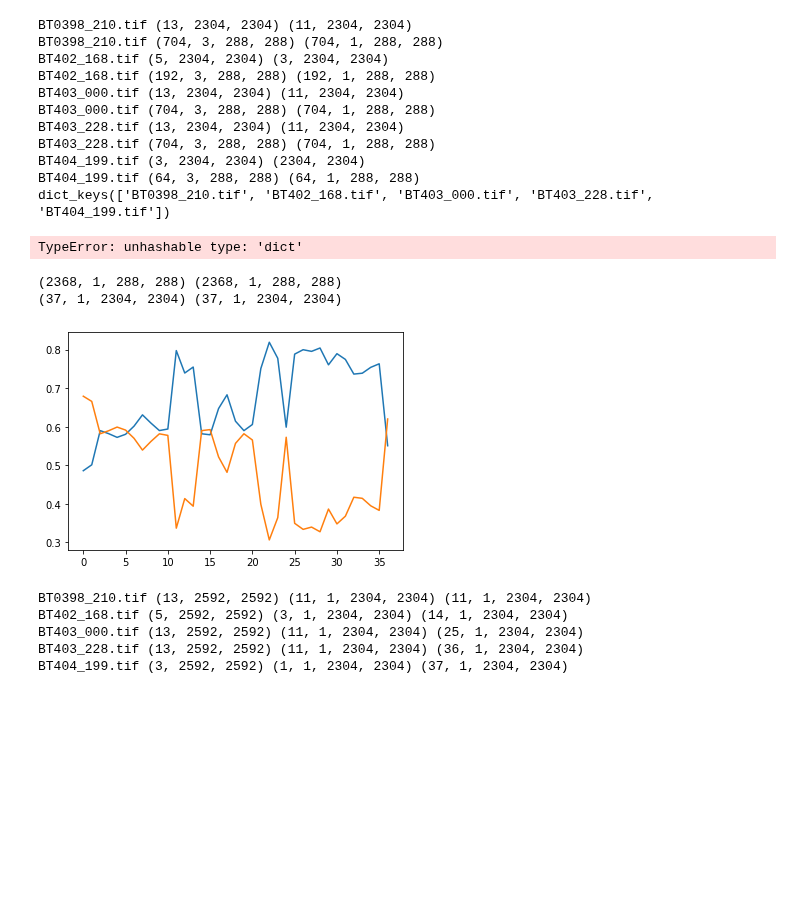
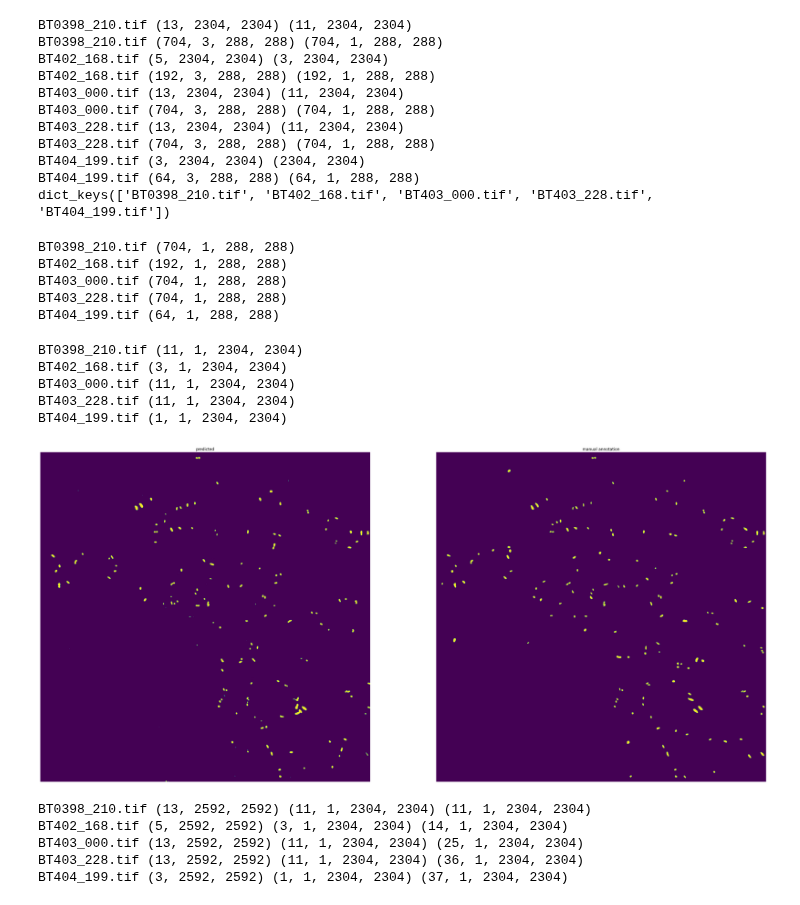
Before and after one commit to Oftatkofta/BactUnet, a Jupyter notebook: bacnet_bootstap_inference_generator.ipynb, the cells around one changed output. Drawn from its saved outputs; the diff is of its cells as text; code cells hidden in the pictures; blank space fills up the shorter version.

```diff
--- a/bacnet_bootstap_inference_generator.ipynb
+++ b/bacnet_bootstap_inference_generator.ipynb
@@ -129,13 +132,13 @@ BT404_199.tif (3, 2304, 2304) (2304, 2304)
 BT404_199.tif (64, 3, 288, 288) (64, 1, 288, 288)
 dict_keys(['BT0398_210.tif', 'BT402_168.tif', 'BT403_000.tif', 'BT403_228.tif', 'BT404_199.tif'])
 # %%
-keras.backend.clear_session()
+#keras.backend.clear_session()
 stride = 2
 
 # #IOU
-for stack in image_dict.keys():
+for stackname in image_dict.keys():
     y_pred = None
-    stack = image_dict[stack]
+    stack = image_dict[stackname]
     for i in range(0, len(stack["image_patch"]), stride):
         pred = model.predict(stack["image_patch"][i:i+stride])
         if y_pred is not None:
@@ -144,36 +147,44 @@ for stack in image_dict.keys():
         if y_pred is None:
             y_pred = pred
 
-    image_dict[stack]["y_pred"] = y_pred
-    print(stack, y_pred.shape)
+    image_dict[stackname]["y_pred"] = y_pred
+    print(stackname, y_pred.shape)
 # %% [output]
-TypeError: unhashable type: 'dict'
+BT0398_210.tif (704, 1, 288, 288)
+BT402_168.tif (192, 1, 288, 288)
+BT403_000.tif (704, 1, 288, 288)
+BT403_228.tif (704, 1, 288, 288)
+BT404_199.tif (64, 1, 288, 288)
 # %%
 from keras_unet_collection import losses
 # %%
 from preprocessing import unpatch_stack
 
-print(y_true.shape, y_pred.shape)
-y_tru = unpatch_stack(y_true, 8, 8, 1)
-y_pre = unpatch_stack(y_pred, 8, 8, 1)
-print(y_tru.shape, y_pre.shape)
+for stackname in image_dict.keys():
+    pred_mask = unpatch_stack(image_dict[stackname]["y_pred"], 8, 8, 1)
+    image_dict[stackname]['pred_mask'] = pred_mask
+    print(stackname, pred_mask.shape)
 # %% [output]
-(2368, 1, 288, 288) (2368, 1, 288, 288)
-(37, 1, 2304, 2304) (37, 1, 2304, 2304)
+BT0398_210.tif (11, 1, 2304, 2304)
+BT402_168.tif (3, 1, 2304, 2304)
+BT403_000.tif (11, 1, 2304, 2304)
+BT403_228.tif (11, 1, 2304, 2304)
+BT404_199.tif (1, 1, 2304, 2304)
 # %%
-dices = []
-IOUs = []
-frames = range(len(y_tru))
+showme = image_dict['BT404_199.tif']['pred_mask'][0,0,:,:]
+showme2 = image_dict['BT404_199.tif']['y_true']
 
-for i in range(len(y_tru)):
-    dices.append(float(losses.dice_coef(y_tru[i], y_pre[i])))
-    IOUs.append(float(losses.iou_seg(y_tru[i], y_pre[i])))
-
-plt.plot(frames, dices)
-plt.plot(frames, IOUs)
-plt.show()
+f, axarr = plt.subplots(1,2)
+axarr[0].imshow(showme)
+axarr[0].axis('off')
+axarr[0].set_title("predicted")
+axarr[1].imshow(showme2)
+axarr[1].axis('off')
+axarr[1].set_title("manual annotation")
+plt.rcParams['figure.figsize'] = [40, 20]
+#plt.axis('off')
 # %% [output]
-[figure, old version]
+[figure, new version]
 # %%
 from preprocessing import pad_stack, crop_stack, predict_stack
 
```
Also changed, not shown: parts of 2 cells of this notebook, 3 other files.
